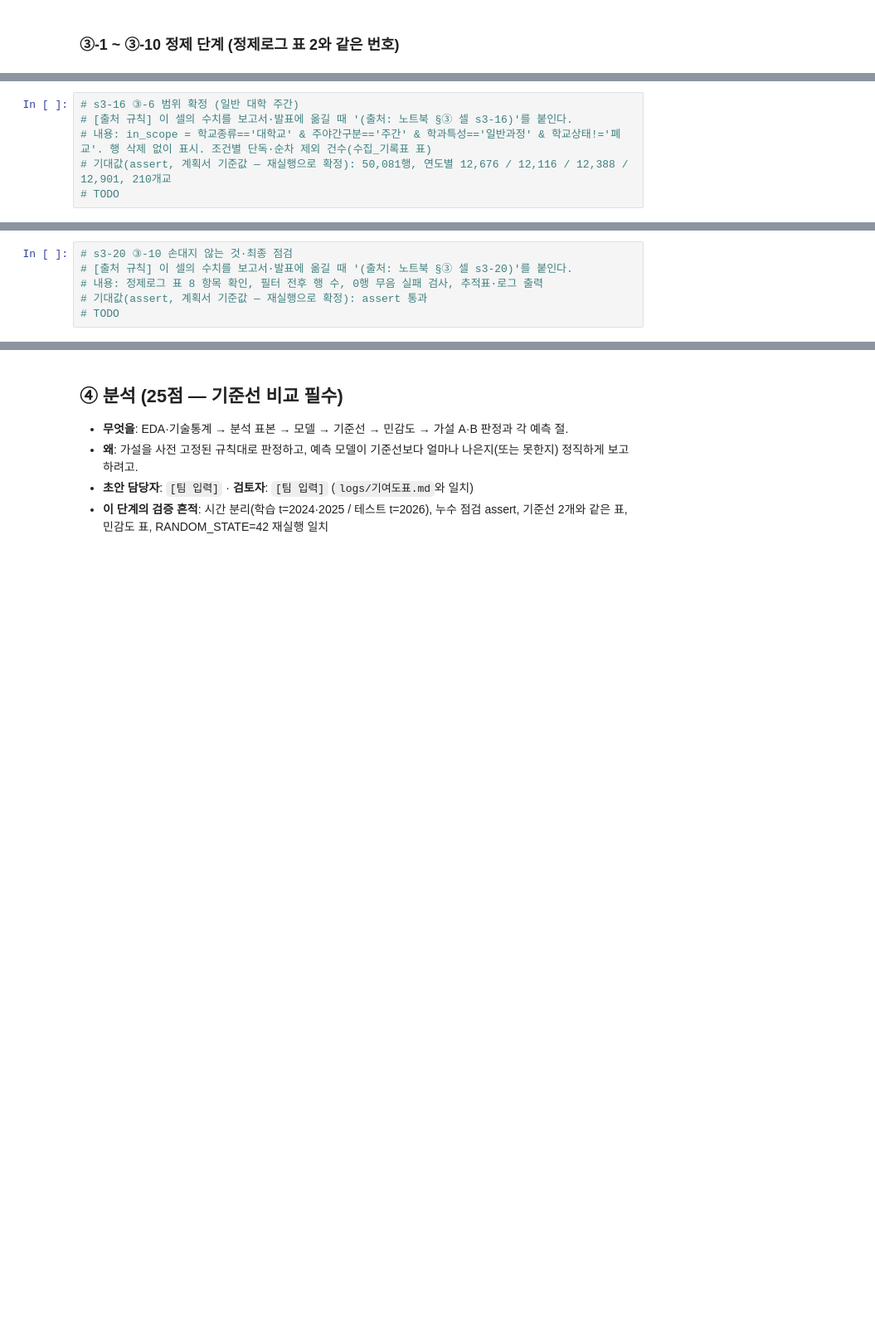
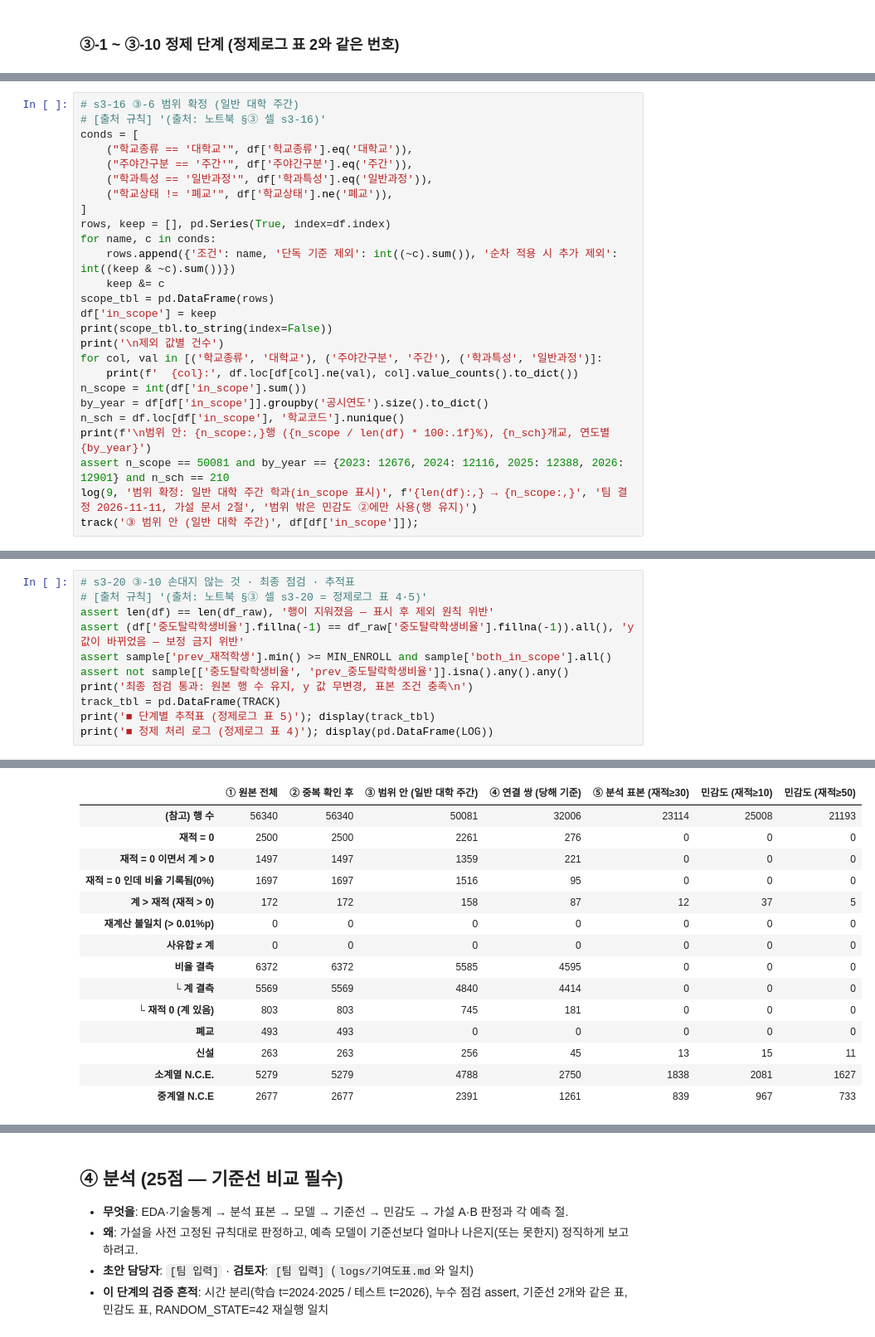
Before and after one commit to 202103116-stack/university-dropout-risk-analysis, a Jupyter notebook: notebook/팀프로젝트2_14조.ipynb, the cells around one changed output, grey strips where cells are left out. Shown at 83% size. Cells and saved outputs as stored; diff of their text form; blank space fills up the shorter version.

```diff
--- a/notebook/팀프로젝트2_14조.ipynb
+++ b/notebook/팀프로젝트2_14조.ipynb
@@ -156,6 +400,26 @@
 # %%
 # s3-16 ③-6 범위 확정 (일반 대학 주간)
-# [출처 규칙] 이 셀의 수치를 보고서·발표에 옮길 때 '(출처: 노트북 §③ 셀 s3-16)'를 붙인다.
-# 내용: in_scope = 학교종류=='대학교' & 주야간구분=='주간' & 학과특성=='일반과정' & 학교상태!='폐교'. 행 삭제 없이 표시. 조건별 단독·순차 제외 건수(수집_기록표 표)
-# 기대값(assert, 계획서 기준값 — 재실행으로 확정): 50,081행, 연도별 12,676 / 12,116 / 12,388 / 12,901, 210개교
-# TODO
+# [출처 규칙] '(출처: 노트북 §③ 셀 s3-16)'
+conds = [
+    ("학교종류 == '대학교'", df['학교종류'].eq('대학교')),
+    ("주야간구분 == '주간'", df['주야간구분'].eq('주간')),
+    ("학과특성 == '일반과정'", df['학과특성'].eq('일반과정')),
+    ("학교상태 != '폐교'", df['학교상태'].ne('폐교')),
+]
+rows, keep = [], pd.Series(True, index=df.index)
+for name, c in conds:
+    rows.append({'조건': name, '단독 기준 제외': int((~c).sum()), '순차 적용 시 추가 제외': int((keep & ~c).sum())})
+    keep &= c
+scope_tbl = pd.DataFrame(rows)
+df['in_scope'] = keep
+print(scope_tbl.to_string(index=False))
+print('\n제외 값별 건수')
+for col, val in [('학교종류', '대학교'), ('주야간구분', '주간'), ('학과특성', '일반과정')]:
+    print(f'  {col}:', df.loc[df[col].ne(val), col].value_counts().to_dict())
+n_scope = int(df['in_scope'].sum())
+by_year = df[df['in_scope']].groupby('공시연도').size().to_dict()
+n_sch = df.loc[df['in_scope'], '학교코드'].nunique()
+print(f'\n범위 안: {n_scope:,}행 ({n_scope / len(df) * 100:.1f}%), {n_sch}개교, 연도별 {by_year}')
+assert n_scope == 50081 and by_year == {2023: 12676, 2024: 12116, 2025: 12388, 2026: 12901} and n_sch == 210
+log(9, '범위 확정: 일반 대학 주간 학과(in_scope 표시)', f'{len(df):,} → {n_scope:,}', '팀 결정 2026-11-11, 가설 문서 2절', '범위 밖은 민감도 ②에만 사용(행 유지)')
+track('③ 범위 안 (일반 대학 주간)', df[df['in_scope']]);
@@ -180,6 +529,12 @@
 # %%
-# s3-20 ③-10 손대지 않는 것·최종 점검
-# [출처 규칙] 이 셀의 수치를 보고서·발표에 옮길 때 '(출처: 노트북 §③ 셀 s3-20)'를 붙인다.
-# 내용: 정제로그 표 8 항목 확인, 필터 전후 행 수, 0행 무음 실패 검사, 추적표·로그 출력
-# 기대값(assert, 계획서 기준값 — 재실행으로 확정): assert 통과
-# TODO
+# s3-20 ③-10 손대지 않는 것 · 최종 점검 · 추적표
+# [출처 규칙] '(출처: 노트북 §③ 셀 s3-20 = 정제로그 표 4·5)'
+assert len(df) == len(df_raw), '행이 지워졌음 — 표시 후 제외 원칙 위반'
+assert (df['중도탈락학생비율'].fillna(-1) == df_raw['중도탈락학생비율'].fillna(-1)).all(), 'y 값이 바뀌었음 — 보정 금지 위반'
+assert sample['prev_재적학생'].min() >= MIN_ENROLL and sample['both_in_scope'].all()
+assert not sample[['중도탈락학생비율', 'prev_중도탈락학생비율']].isna().any().any()
+print('최종 점검 통과: 원본 행 수 유지, y 값 무변경, 표본 조건 충족\n')
+track_tbl = pd.DataFrame(TRACK)
+print('■ 단계별 추적표 (정제로그 표 5)'); display(track_tbl)
+print('■ 정제 처리 로그 (정제로그 표 4)'); display(pd.DataFrame(LOG))
+# %% [output]
@@ -185,0 +544,15 @@
+|  | ① 원본 전체 | ② 중복 확인 후 | ③ 범위 안 (일반 대학 주간) | ④ 연결 쌍 (당해 기준) | ⑤ 분석 표본 (재적≥30) | 민감도 (재적≥10) | 민감도 (재적≥50) |
+| (참고) 행 수 | 56340 | 56340 | 50081 | 32006 | 23114 | 25008 | 21193 |
+| 재적 = 0 | 2500 | 2500 | 2261 | 276 | 0 | 0 | 0 |
+| 재적 = 0 이면서 계 > 0 | 1497 | 1497 | 1359 | 221 | 0 | 0 | 0 |
+| 재적 = 0 인데 비율 기록됨(0%) | 1697 | 1697 | 1516 | 95 | 0 | 0 | 0 |
+| 계 > 재적 (재적 > 0) | 172 | 172 | 158 | 87 | 12 | 37 | 5 |
+| 재계산 불일치 (> 0.01%p) | 0 | 0 | 0 | 0 | 0 | 0 | 0 |
+| 사유합 ≠ 계 | 0 | 0 | 0 | 0 | 0 | 0 | 0 |
+| 비율 결측 | 6372 | 6372 | 5585 | 4595 | 0 | 0 | 0 |
+| └ 계 결측 | 5569 | 5569 | 4840 | 4414 | 0 | 0 | 0 |
+| └ 재적 0 (계 있음) | 803 | 803 | 745 | 181 | 0 | 0 | 0 |
+| 폐교 | 493 | 493 | 0 | 0 | 0 | 0 | 0 |
+| 신설 | 263 | 263 | 256 | 45 | 13 | 15 | 11 |
+| 소계열 N.C.E. | 5279 | 5279 | 4788 | 2750 | 1838 | 2081 | 1627 |
+| 중계열 N.C.E | 2677 | 2677 | 2391 | 1261 | 839 | 967 | 733 |
```
Also changed, not shown: parts of 24 cells of this notebook, 5 other files.
